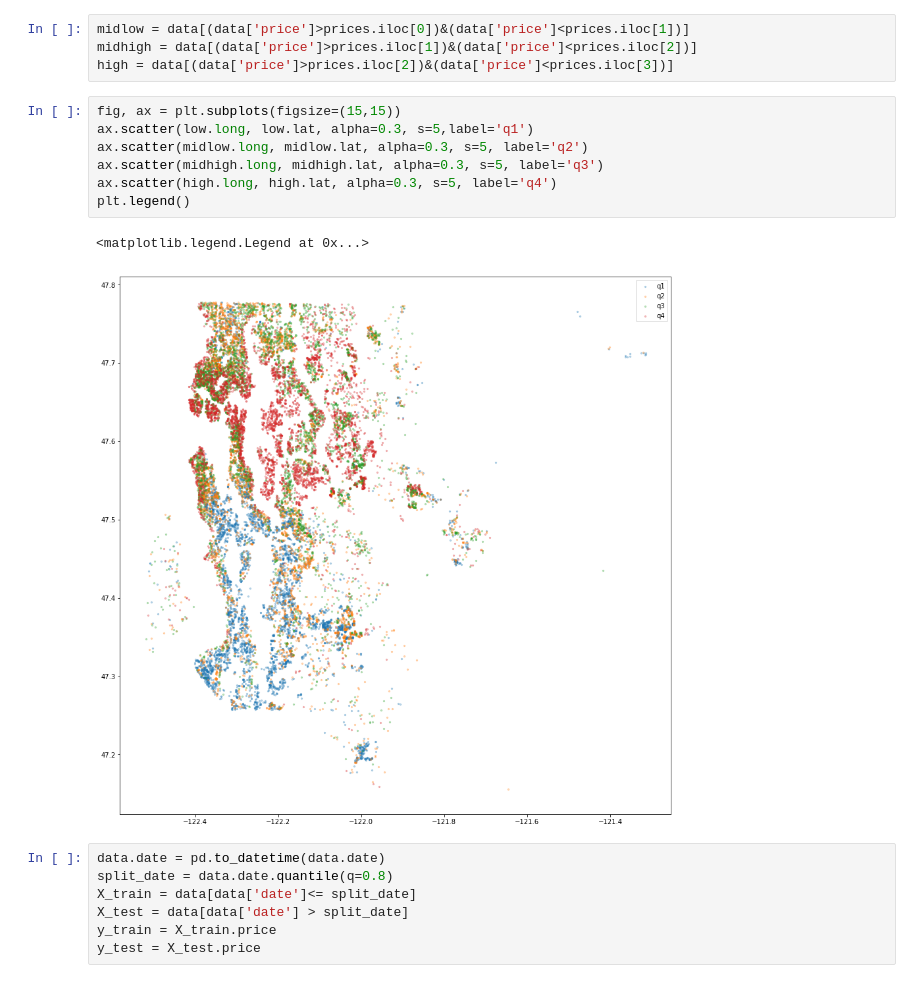
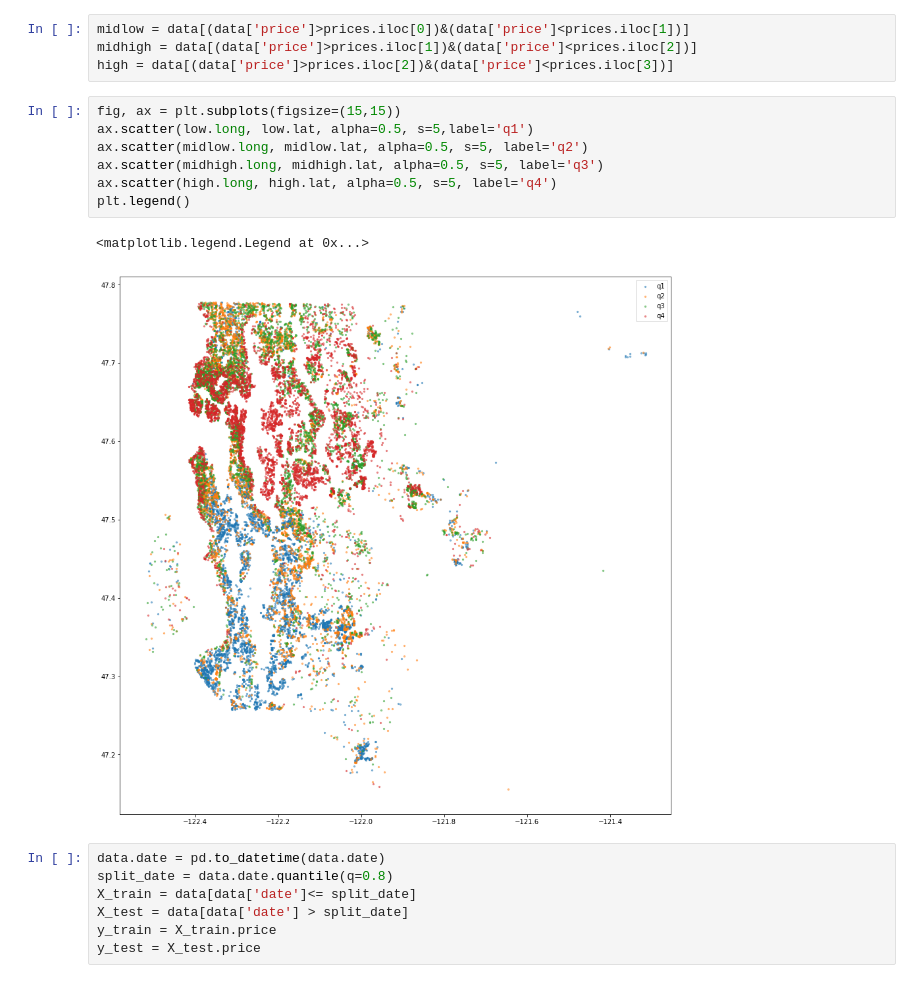
Before and after one commit to jabraunlin/kc_housing_prediction, a Jupyter notebook: Untitled.ipynb, the cells around one changed output. Saved outputs shown, nothing was run; the diff lists cells and outputs as text.

```diff
--- a/Untitled.ipynb
+++ b/Untitled.ipynb
@@ -76,14 +76,14 @@ midhigh = data[(data['price']>prices.iloc[1])&(data['price']<prices.iloc[2])]
 high = data[(data['price']>prices.iloc[2])&(data['price']<prices.iloc[3])]
 # %%
 fig, ax = plt.subplots(figsize=(15,15))
-ax.scatter(low.long, low.lat, alpha=0.3, s=5,label='q1')
-ax.scatter(midlow.long, midlow.lat, alpha=0.3, s=5, label='q2')
-ax.scatter(midhigh.long, midhigh.lat, alpha=0.3, s=5, label='q3')
-ax.scatter(high.long, high.lat, alpha=0.3, s=5, label='q4')
+ax.scatter(low.long, low.lat, alpha=0.5, s=5,label='q1')
+ax.scatter(midlow.long, midlow.lat, alpha=0.5, s=5, label='q2')
+ax.scatter(midhigh.long, midhigh.lat, alpha=0.5, s=5, label='q3')
+ax.scatter(high.long, high.lat, alpha=0.5, s=5, label='q4')
 plt.legend()
 # %% [output]
 <matplotlib.legend.Legend at 0x...>
-[figure, old version]
+[figure, new version]
 # %%
 data.date = pd.to_datetime(data.date)
 split_date = data.date.quantile(q=0.8)
```
Also changed, not shown: parts of 2 cells of this notebook.
